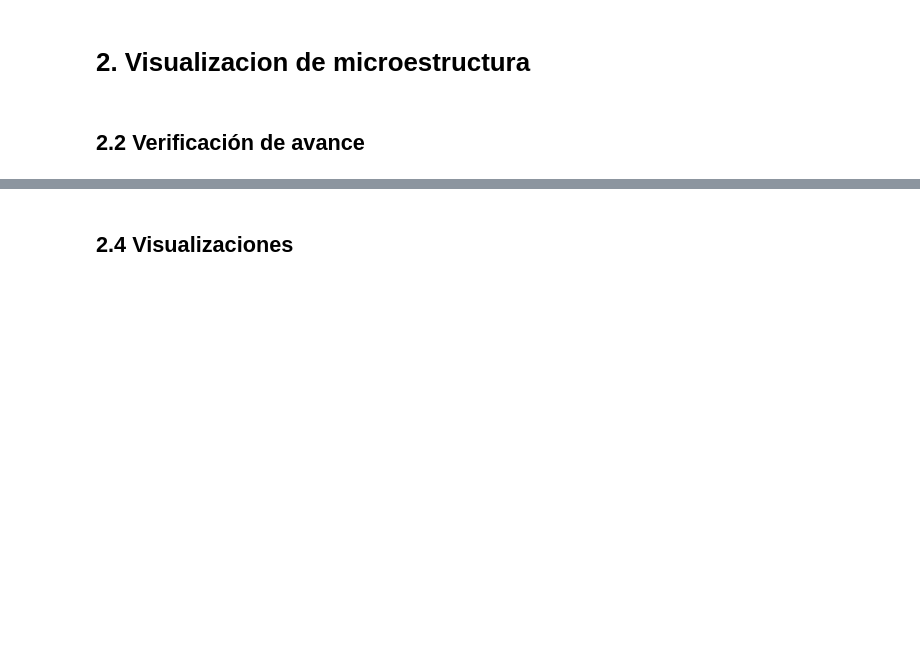
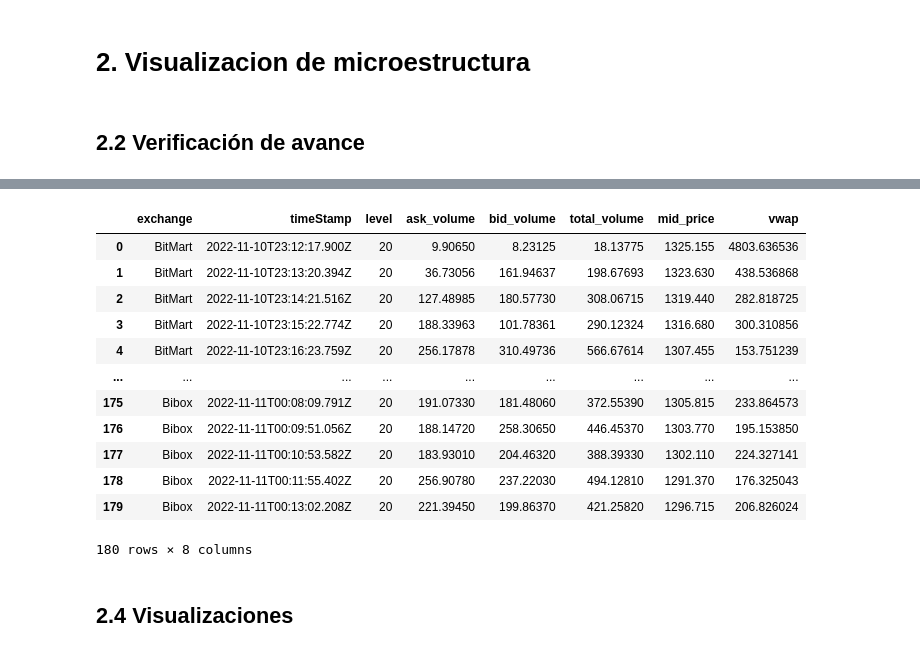
Before and after one commit to DayanaNavarro/Lab4_MYST, a Jupyter notebook: Borrador_lab4.ipynb, the cells around one changed output, grey strips where cells are left out. Drawn from its saved outputs; the diff is of its cells as text; code cells hidden in the pictures; blank space fills up the shorter version.

```diff
--- a/Borrador_lab4.ipynb
+++ b/Borrador_lab4.ipynb
@@ -31,5 +33,5 @@ ob_c2=order_book(cryptos[1],seconds,exchanges)
 # %%
-ob_c3=order_book(cryptos[2],seconds,exchanges)
+ob_c3=order_book(cryptos[2],exchanges)
 # %%
 def times(exchanges,data):
     exchange,times=[],[]
@@ -133,3 +197,19 @@ vac2.head()
+# %%
+vac3[0]
+# %% [output]
+|  | exchange | timeStamp | level | ask_volume | bid_volume | total_volume | mid_price | vwap |
+| 0 | BitMart | 2022-11-10T23:12:17.900Z | 20 | 9.90650 | 8.23125 | 18.13775 | 1325.155 | 4803.636536 |
+| 1 | BitMart | 2022-11-10T23:13:20.394Z | 20 | 36.73056 | 161.94637 | 198.67693 | 1323.630 | 438.536868 |
+| 2 | BitMart | 2022-11-10T23:14:21.516Z | 20 | 127.48985 | 180.57730 | 308.06715 | 1319.440 | 282.818725 |
+| 3 | BitMart | 2022-11-10T23:15:22.774Z | 20 | 188.33963 | 101.78361 | 290.12324 | 1316.680 | 300.310856 |
+| 4 | BitMart | 2022-11-10T23:16:23.759Z | 20 | 256.17878 | 310.49736 | 566.67614 | 1307.455 | 153.751239 |
+| ... | ... | ... | ... | ... | ... | ... | ... | ... |
+| 175 | Bibox | 2022-11-11T00:08:09.791Z | 20 | 191.07330 | 181.48060 | 372.55390 | 1305.815 | 233.864573 |
+| 176 | Bibox | 2022-11-11T00:09:51.056Z | 20 | 188.14720 | 258.30650 | 446.45370 | 1303.770 | 195.153850 |
+| 177 | Bibox | 2022-11-11T00:10:53.582Z | 20 | 183.93010 | 204.46320 | 388.39330 | 1302.110 | 224.327141 |
+| 178 | Bibox | 2022-11-11T00:11:55.402Z | 20 | 256.90780 | 237.22030 | 494.12810 | 1291.370 | 176.325043 |
+| 179 | Bibox | 2022-11-11T00:13:02.208Z | 20 | 221.39450 | 199.86370 | 421.25820 | 1296.715 | 206.826024 |
+180 rows × 8 columns
 # %% [markdown]
 ## 2.4 Visualizaciones
 # %%
```
Also changed, not shown: parts of 27 cells of this notebook.
